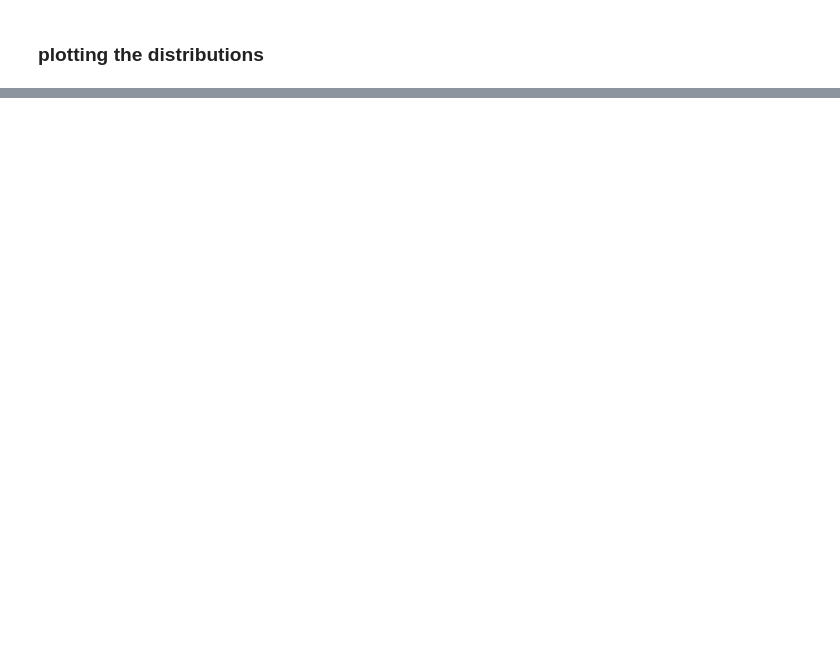
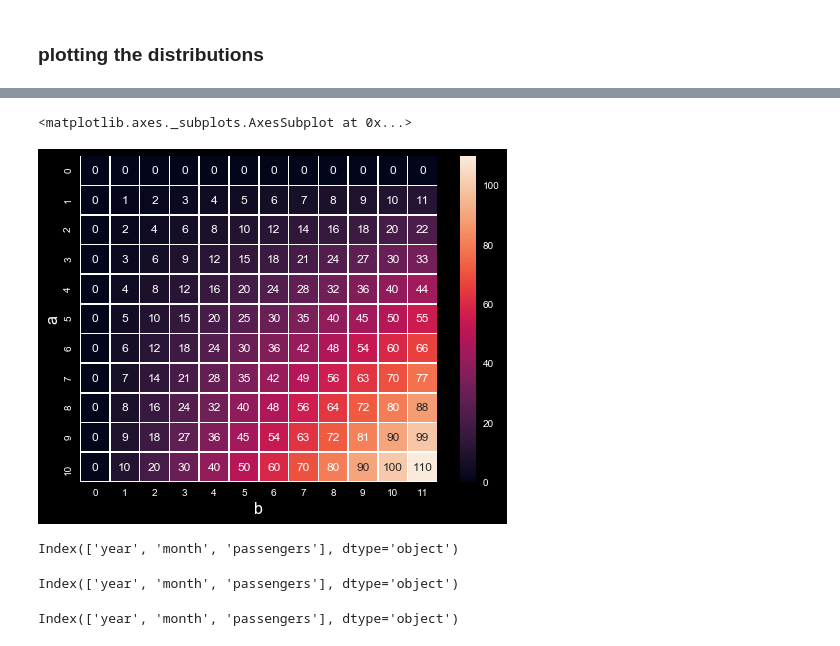
Before and after one commit to zfreedman/crossfit_open_2018, a Jupyter notebook: data_visualization.ipynb, the cells around one changed output, grey strips where cells are left out. Cells and saved outputs as stored; diff of their text form; code cells hidden in the pictures; blank space fills up the shorter version.

```diff
--- a/data_visualization.ipynb
+++ b/data_visualization.ipynb
@@ -411,0 +428,5 @@ plt.show()
+# %%
+x = pd.DataFrame(
+    [[i,j,i * j] for i in range(0,11) for j in range(0, 12)],
+    columns=['a', 'b', 'c']
+)
@@ -411,0 +454,17 @@ plt.show()
+# %%
+sb.heatmap(x.pivot("a", "b", "c"), annot=True, fmt="d", linewidths=.5)
+# %% [output]
+<matplotlib.axes._subplots.AxesSubplot at 0x...>
+[figure, added]
+# %%
+flights_long.columns
+# %% [output]
+Index(['year', 'month', 'passengers'], dtype='object')
+# %%
+flights_long.keys()
+# %% [output]
+Index(['year', 'month', 'passengers'], dtype='object')
+# %%
+flights_long.keys()
+# %% [output]
+Index(['year', 'month', 'passengers'], dtype='object')
```
Also changed, not shown: parts of 16 cells of this notebook, 1 other file.
